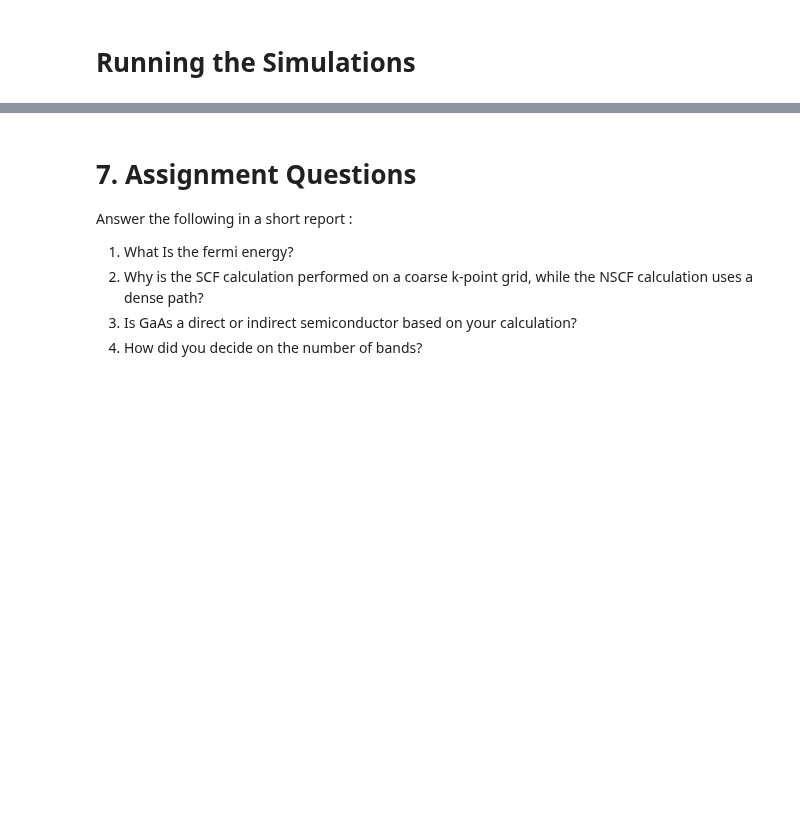
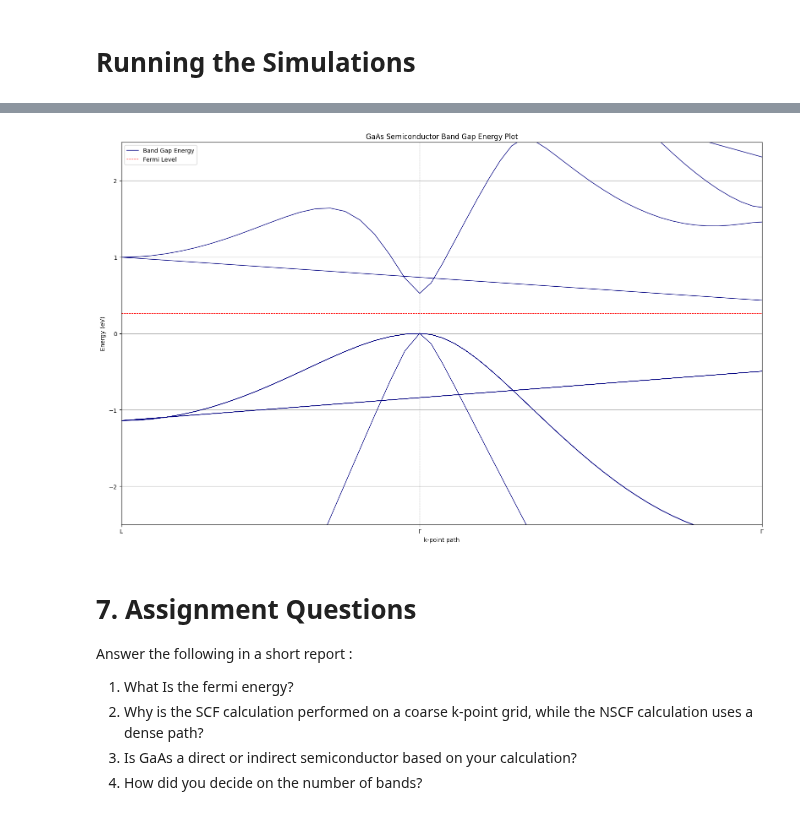
Before and after one commit to MrDNAlex/NE-451-Simulation-Methods, a Jupyter notebook: Labs/Lab3-Assignment/Band-Structure.ipynb, the cells around one changed output, grey strips where cells are left out. Saved outputs shown, nothing was run; the diff lists cells and outputs as text; code cells hidden in the pictures; blank space fills up the shorter version.

```diff
--- a/Labs/Lab3-Assignment/Band-Structure.ipynb
+++ b/Labs/Lab3-Assignment/Band-Structure.ipynb
@@ -354,3 +486,61 @@ mpirun -np $SLURM_NTASKS pw.x < GaAs.nscf.in > GaAs.nscf.out
+# %%
+# Closer View at the Band Gap
+import numpy as np
+import matplotlib.pyplot as plt
+
+# Load Data from the File
+data = np.loadtxt("Band/GaAs.band.gnu")
+
+# Extract Energy and the
+k = data[:, 0]
+E = data[:, 1]
+
+# Define the Fermi Energy Shift
+ef = 6.7106
+
+# Define Graph Limits
+xmax = 1.86 #3.2844
+ymin = -2.5
+ymax = 2.5
+
+# Define the
+x1 = 0.8660
+x2 = 1.8660
+x3 = 2.2932
+xs = [x1, x2, x3]
+
+# Plot the graph
+plt.figure(figsize=(16, 10))
+plt.plot(k, E - ef, linewidth=1, color='navy', label="Band Gap Energy")
+
+# Plot the Variable Lines
+for xline in xs:
+    plt.axvline(x=xline, color='gray', linestyle='--', linewidth=0.8)
+
+# Add X Ticks
+plt.xticks(
+    [0, x1, x2, x3, xmax],
+    ["L", r"$\Gamma$", "X", "K,U", r"$\Gamma$"]
+)
+
+# Plot a Red Line for the Fermi Energy
+plt.axhline(y=fermiEnergy, color='red', linestyle='--', linewidth=0.8, label="Fermi Level")
+
+plt.ylabel("Energy (eV)")
+plt.xlabel("k-point path")
+plt.title("GaAs Semiconductor Band Gap Energy Plot")
+
+plt.ylim(ymin, ymax)
+plt.xlim(0, xmax)
+
+plt.tight_layout()
+plt.grid()
+plt.legend()
+
+plt.savefig("GaAs_band.png", dpi=300)
+plt.show()
+# %% [output]
+[figure, added]
 # %% [markdown]
 # 7. Assignment Questions
 Answer the following in a short report :
```
Also changed, not shown: parts of 7 cells of this notebook, 10 other files.
